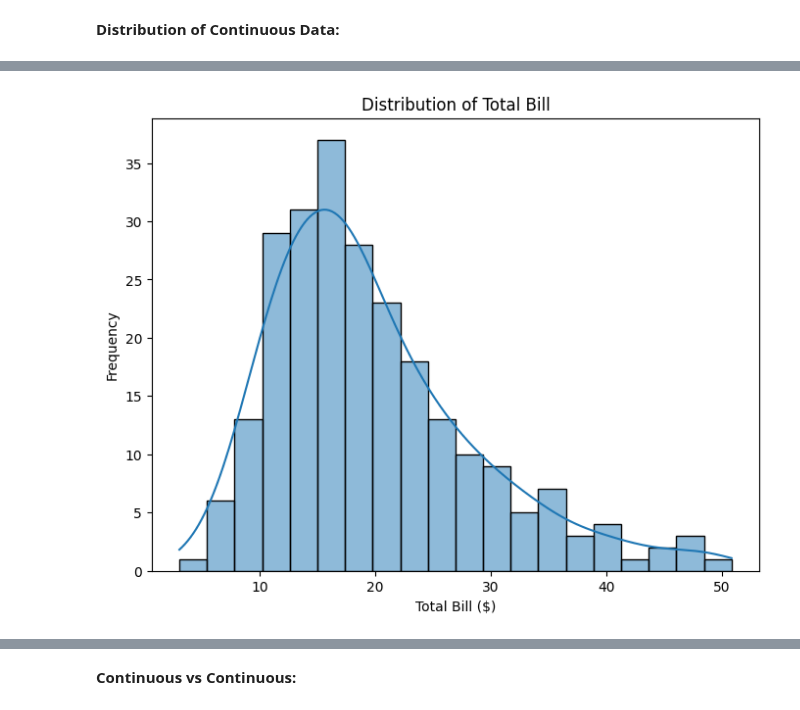
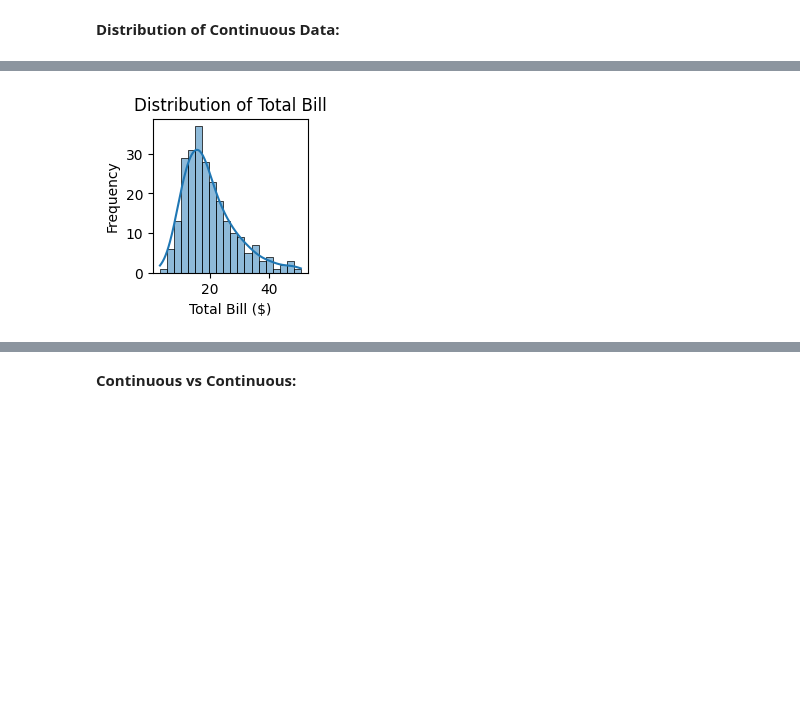
Before and after one commit to GDharan10/Dataset0_MachineLearningFramework_and_ApplicationNotes, a Jupyter notebook: Framework_for_Data_Preprocessing.ipynb, the cells around one changed output, grey strips where cells are left out. Saved outputs shown, nothing was run; the diff lists cells and outputs as text; code cells hidden in the pictures; blank space fills up the shorter version.

```diff
--- a/Framework_for_Data_Preprocessing.ipynb
+++ b/Framework_for_Data_Preprocessing.ipynb
@@ -445,12 +445,12 @@ plt.show()
 # %%
 # Histogram
-plt.figure(figsize=(8, 6))
+plt.figure(figsize=(2, 2))
 sns.histplot(data=df, x='total_bill', bins=20, kde=True)
 plt.title('Distribution of Total Bill')
 plt.xlabel('Total Bill ($)')
 plt.ylabel('Frequency')
 plt.show()
 # %% [output]
-[figure, old version]
+[figure, new version]
 # %%
 # Kernel density plot
```
Also changed, not shown: parts of 23 cells of this notebook.
